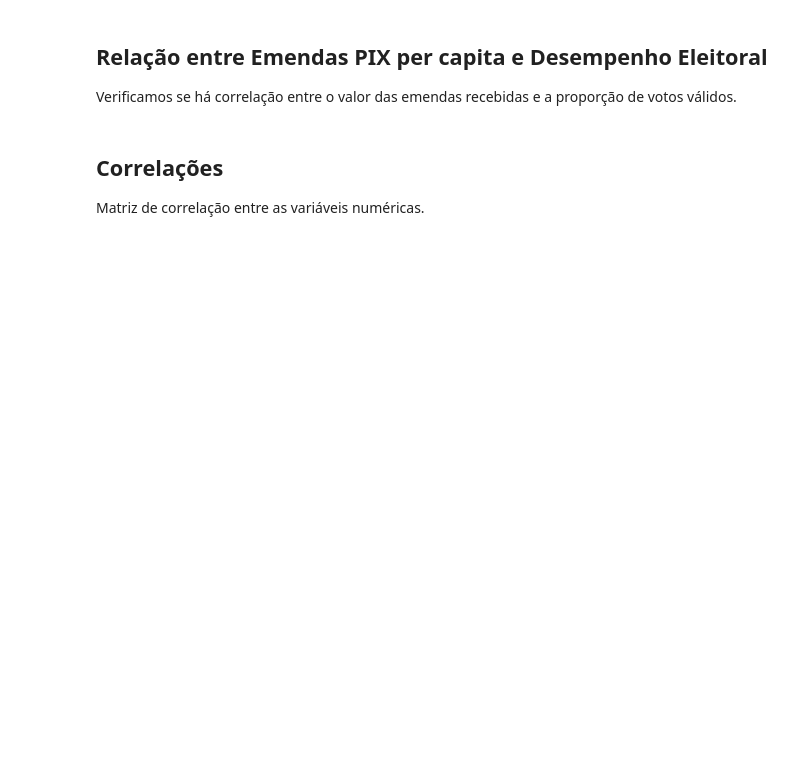
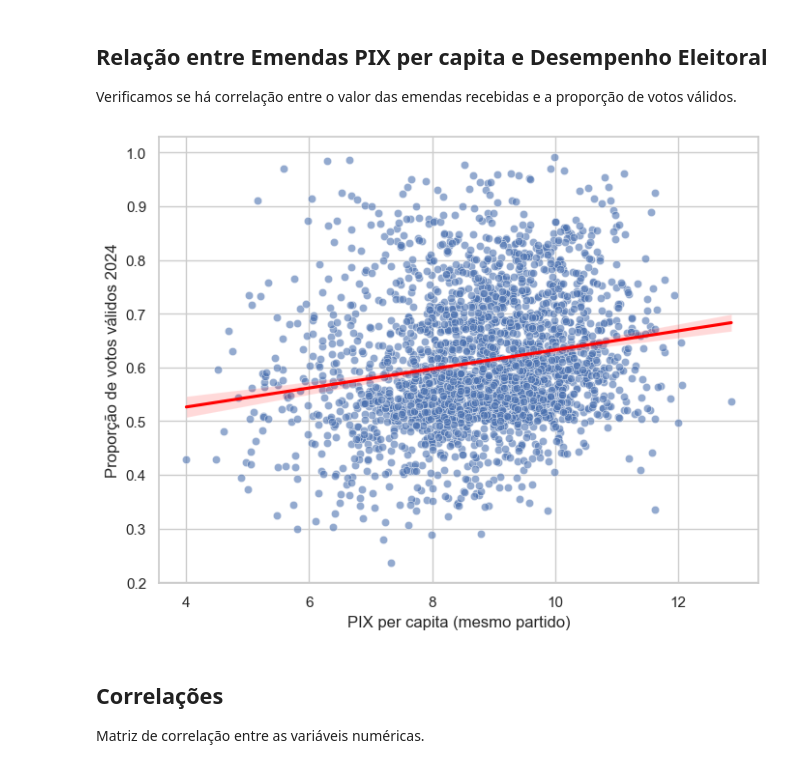
Before and after one commit to brunomelo94/emendas-pix, a Jupyter notebook: notebooks/exploratory_analysis.ipynb, the cells around one changed output. Drawn from its saved outputs; the diff is of its cells as text; code cells hidden in the pictures; blank space fills up the shorter version.

```diff
--- a/notebooks/exploratory_analysis.ipynb
+++ b/notebooks/exploratory_analysis.ipynb
@@ -57,12 +142,26 @@ plt.show()
 
 Verificamos se há correlação entre o valor das emendas recebidas e a proporção de votos válidos.
 # %%
+# Primeiro, retirar os valores 0 de emendas_pix_per_capita_partido_prefeito_eleito
+df = df[df['emendas_pix_per_capita_partido_prefeito_eleito'] > 0]
+
+# Retirar também onde porcentagem_votos_validos_2024 é 1, pois isso indica que o prefeito foi eleito com 100% dos votos válidos, somente um candidato
+df = df[df['porcentagem_votos_validos_2024'] < 1]
+
+# Utilizar escala adequada para o gráfico
+df['emendas_pix_per_capita_partido_prefeito_eleito'] = np.log1p(df['emendas_pix_per_capita_partido_prefeito_eleito'])
+
+# Plotar o gráfico de dispersão com a linha de regressão
+
+
 fig, ax = plt.subplots(figsize=(8,6))
 sns.scatterplot(data=df, x='emendas_pix_per_capita_partido_prefeito_eleito', y='porcentagem_votos_validos_2024', alpha=0.6, ax=ax)
 sns.regplot(data=df, x='emendas_pix_per_capita_partido_prefeito_eleito', y='porcentagem_votos_validos_2024', scatter=False, color='red', ax=ax)
 ax.set_xlabel('PIX per capita (mesmo partido)')
 ax.set_ylabel('Proporção de votos válidos 2024')
 plt.show()
+# %% [output]
+[figure, added]
 # %% [markdown]
 ## Correlações
 
```
Also changed, not shown: parts of 8 cells of this notebook, 2 other files.
